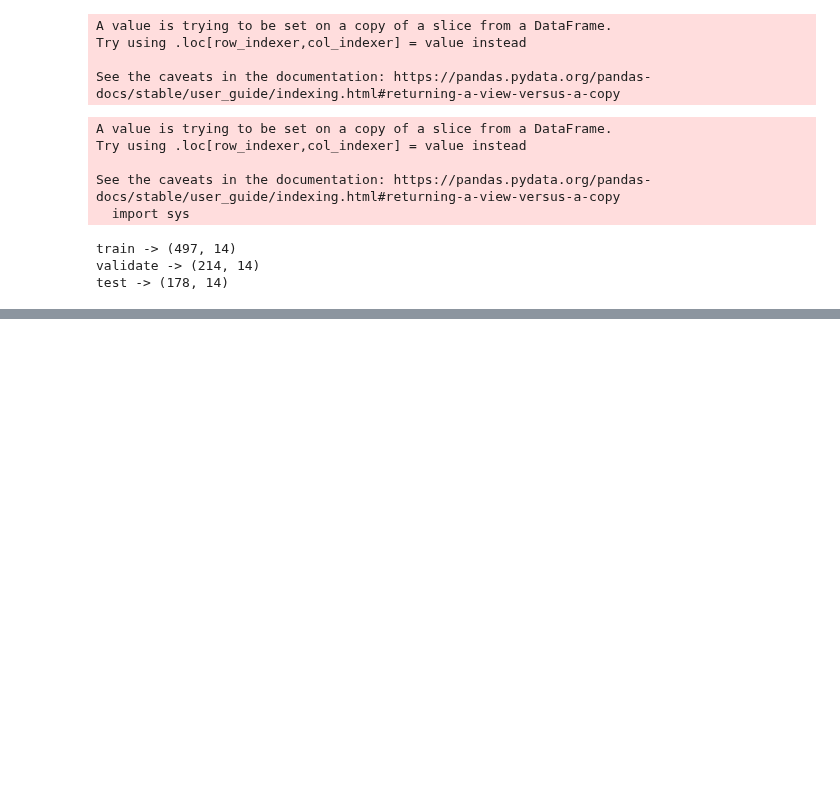
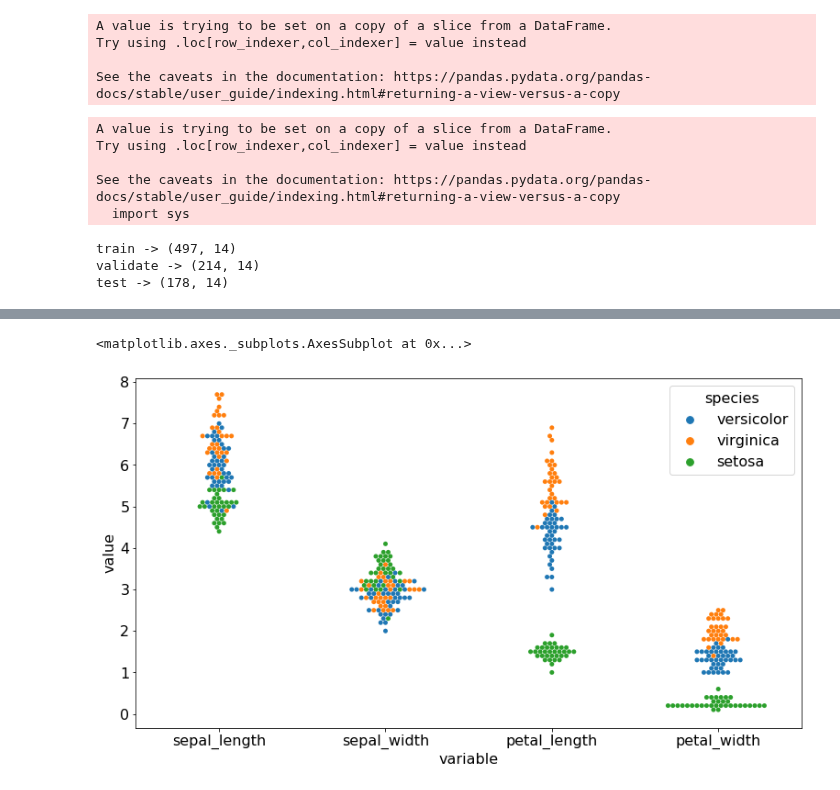
Before and after one commit to AI-Gomez/classification-exercises, a Jupyter notebook: classification_exercises.ipynb, the cells around one changed output, grey strips where cells are left out. Cells and saved outputs as stored; diff of their text form; code cells hidden in the pictures; blank space fills up the shorter version.

```diff
--- a/classification_exercises.ipynb
+++ b/classification_exercises.ipynb
@@ -625,0 +621,10 @@ recommit
+# %%
+# using the iris dataset Split your data into train, test, and validate samples.
+import matplotlib.pyplot as plt
+import numpy as np
+import pandas as pd
+import seaborn as sns
+
+# For ease of demonstration -- your data will come from your acquire script
+iris = sns.load_dataset('iris')
+iris.head()
@@ -625,0 +638,22 @@ recommit
+# %%
+plt.rc('font', size=16)
+plt.rc('figure', figsize=(13, 7))
+# %%
+# data split
+from sklearn.model_selection import train_test_split
+
+train_and_validate, test = train_test_split(
+    iris,
+    test_size=.15,
+    random_state=123,
+)
+train, validate = train_test_split(
+    train_and_validate,
+    test_size=.15,
+    random_state=123,
+)
+
+print('overall shape', iris.shape)
+print('train', train.shape)
+print('validate', validate.shape)
+print('test', test.shape)
@@ -625,0 +674,14 @@ recommit
+# %%
+#Create a swarmplot using a melted dataframe of all your numeric
+#variables. The x-axis should be the variable name, the y-axis
+#is the measure. Add another dimension using color to represent
+#species. Document takeaways from this visualization.
+
+plt.figure(figsize=(13, 7))
+melt = train.melt(id_vars=['species'])
+
+# this viz is useful b/c all of our measurements have a similar scale
+sns.swarmplot(data=melt, x='variable', y='value', hue='species')
+# %% [output]
+<matplotlib.axes._subplots.AxesSubplot at 0x...>
+[figure, added]
```
Also changed, not shown: parts of 19 cells of this notebook.
